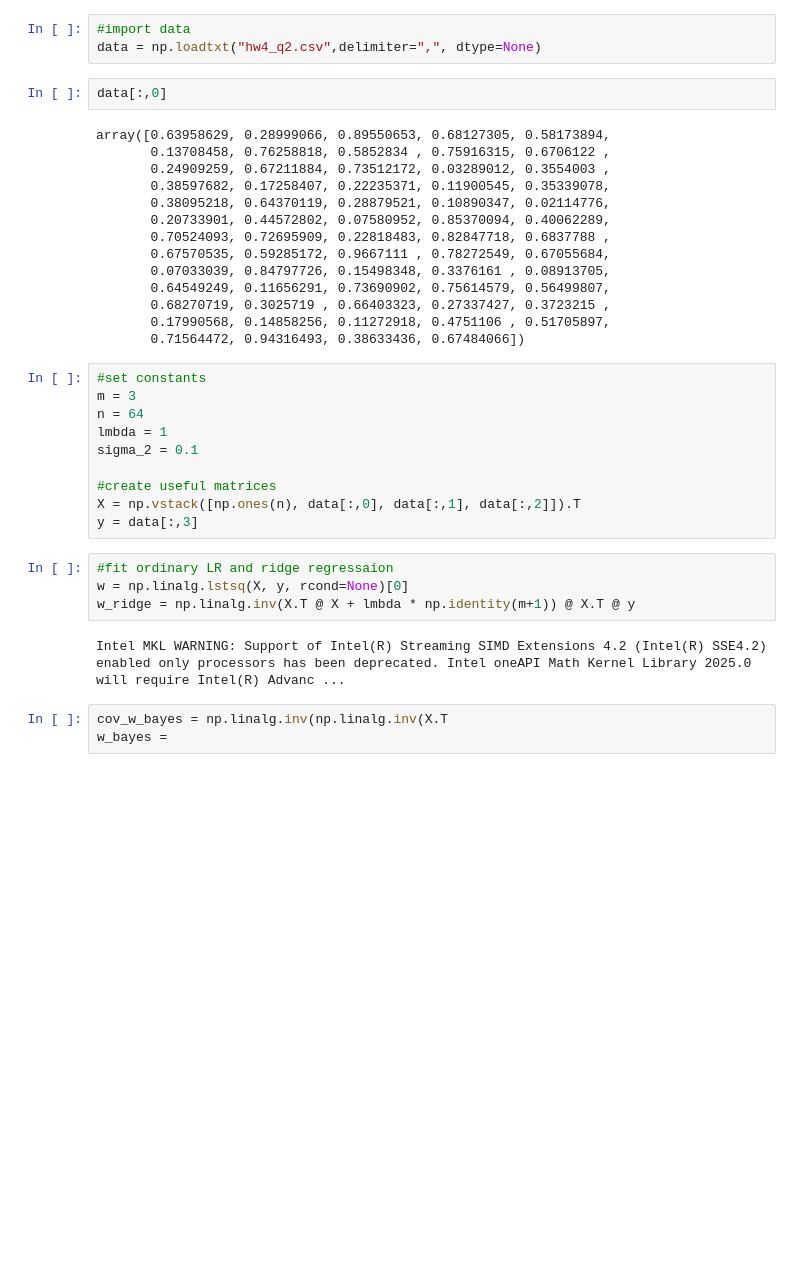
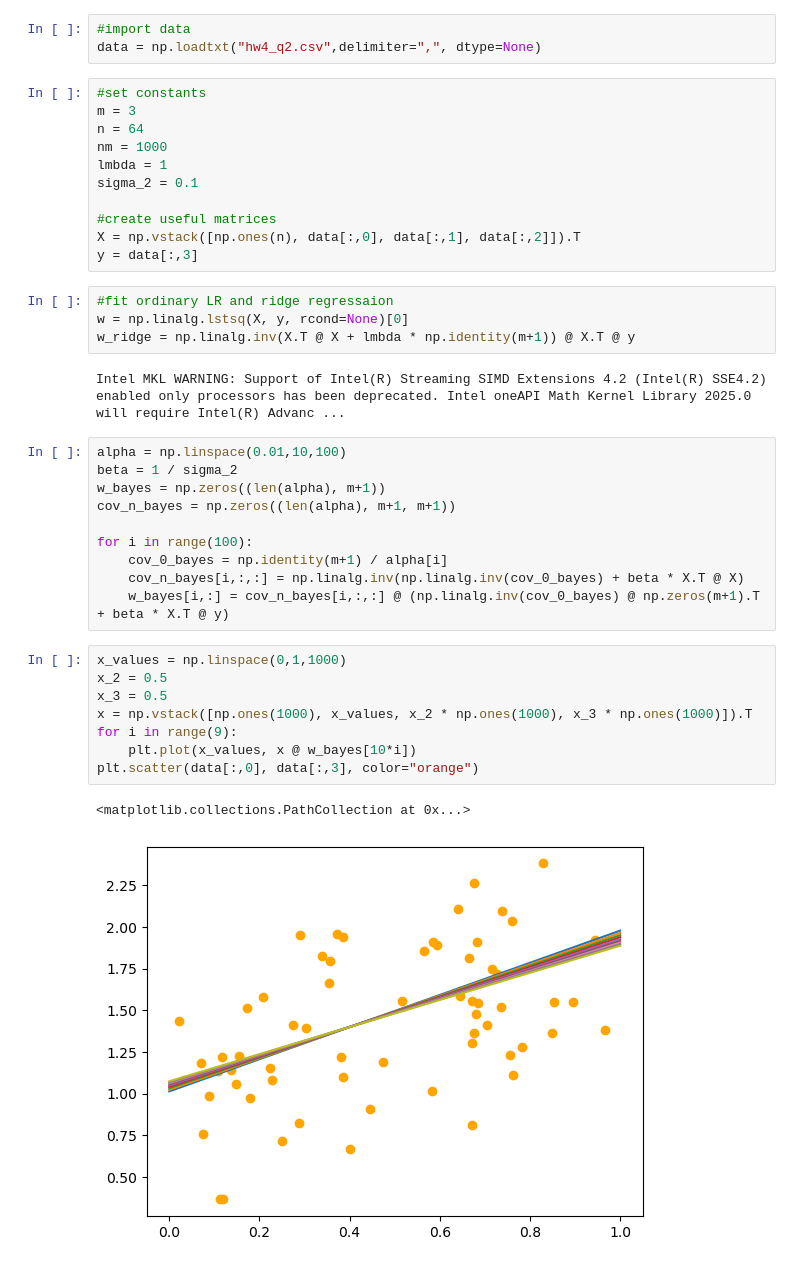
Before and after one commit to asaha1203/cx-4803, a Jupyter notebook: hw_4/hw_4_q2.ipynb, the cells around one changed output. Cells and saved outputs as stored; diff of their text form; blank space fills up the shorter version.

```diff
--- a/hw_4/hw_4_q2.ipynb
+++ b/hw_4/hw_4_q2.ipynb
@@ -8,26 +5,11 @@ Intel MKL WARNING: Support of Intel(R) Streaming SIMD Extensions 4.2 (Intel(R) S
 # %%
 #import data
 data = np.loadtxt("hw4_q2.csv",delimiter=",", dtype=None)
-# %%
-data[:,0]
-# %% [output]
-array([0.63958629, 0.28999066, 0.89550653, 0.68127305, 0.58173894,
-       0.13708458, 0.76258818, 0.5852834 , 0.75916315, 0.6706122 ,
-       0.24909259, 0.67211884, 0.73512172, 0.03289012, 0.3554003 ,
-       0.38597682, 0.17258407, 0.22235371, 0.11900545, 0.35339078,
-       0.38095218, 0.64370119, 0.28879521, 0.10890347, 0.02114776,
-       0.20733901, 0.44572802, 0.07580952, 0.85370094, 0.40062289,
-       0.70524093, 0.72695909, 0.22818483, 0.82847718, 0.6837788 ,
-       0.67570535, 0.59285172, 0.9667111 , 0.78272549, 0.67055684,
-       0.07033039, 0.84797726, 0.15498348, 0.3376161 , 0.08913705,
-       0.64549249, 0.11656291, 0.73690902, 0.75614579, 0.56499807,
-       0.68270719, 0.3025719 , 0.66403323, 0.27337427, 0.3723215 ,
-       0.17990568, 0.14858256, 0.11272918, 0.4751106 , 0.51705897,
-       0.71564472, 0.94316493, 0.38633436, 0.67484066])
 # %%
 #set constants
 m = 3
 n = 64
+nm = 1000
 lmbda = 1
 sigma_2 = 0.1
 
@@ -41,5 +23,23 @@ w_ridge = np.linalg.inv(X.T @ X + lmbda * np.identity(m+1)) @ X.T @ y
 # %% [output]
 Intel MKL WARNING: Support of Intel(R) Streaming SIMD Extensions 4.2 (Intel(R) SSE4.2) enabled only processors has been deprecated. Intel oneAPI Math Kernel Library 2025.0 will require Intel(R) Advanc ...
 # %%
-cov_w_bayes = np.linalg.inv(np.linalg.inv(X.T
-w_bayes =
+alpha = np.linspace(0.01,10,100)
+beta = 1 / sigma_2
+w_bayes = np.zeros((len(alpha), m+1))
+cov_n_bayes = np.zeros((len(alpha), m+1, m+1))
+
+for i in range(100):
+    cov_0_bayes = np.identity(m+1) / alpha[i]
+    cov_n_bayes[i,:,:] = np.linalg.inv(np.linalg.inv(cov_0_bayes) + beta * X.T @ X)
+    w_bayes[i,:] = cov_n_bayes[i,:,:] @ (np.linalg.inv(cov_0_bayes) @ np.zeros(m+1).T + beta * X.T @ y)
+# %%
+x_values = np.linspace(0,1,1000)
+x_2 = 0.5
+x_3 = 0.5
+x = np.vstack([np.ones(1000), x_values, x_2 * np.ones(1000), x_3 * np.ones(1000)]).T
+for i in range(9):
+    plt.plot(x_values, x @ w_bayes[10*i])
+plt.scatter(data[:,0], data[:,3], color="orange")
+# %% [output]
+<matplotlib.collections.PathCollection at 0x...>
+[figure, added]
```
Also changed, not shown: parts of 3 cells of this notebook, 1 other file.
